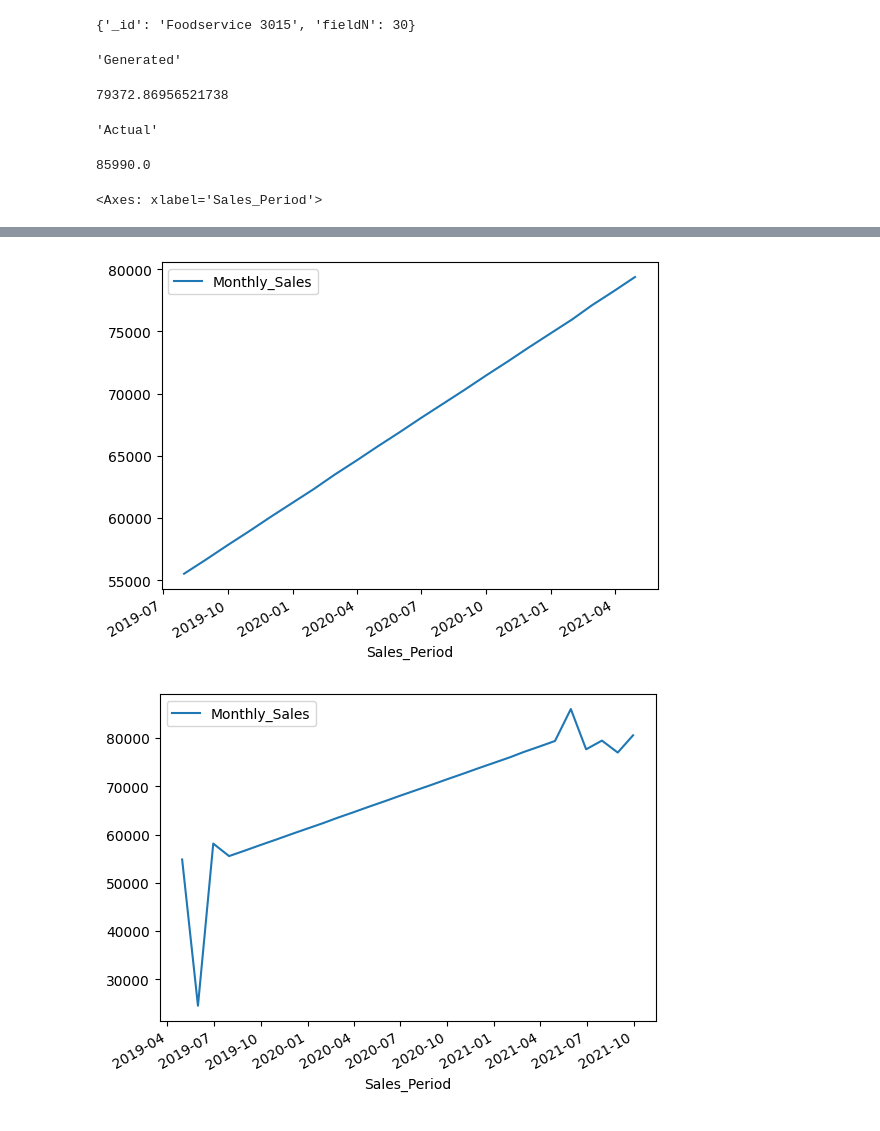
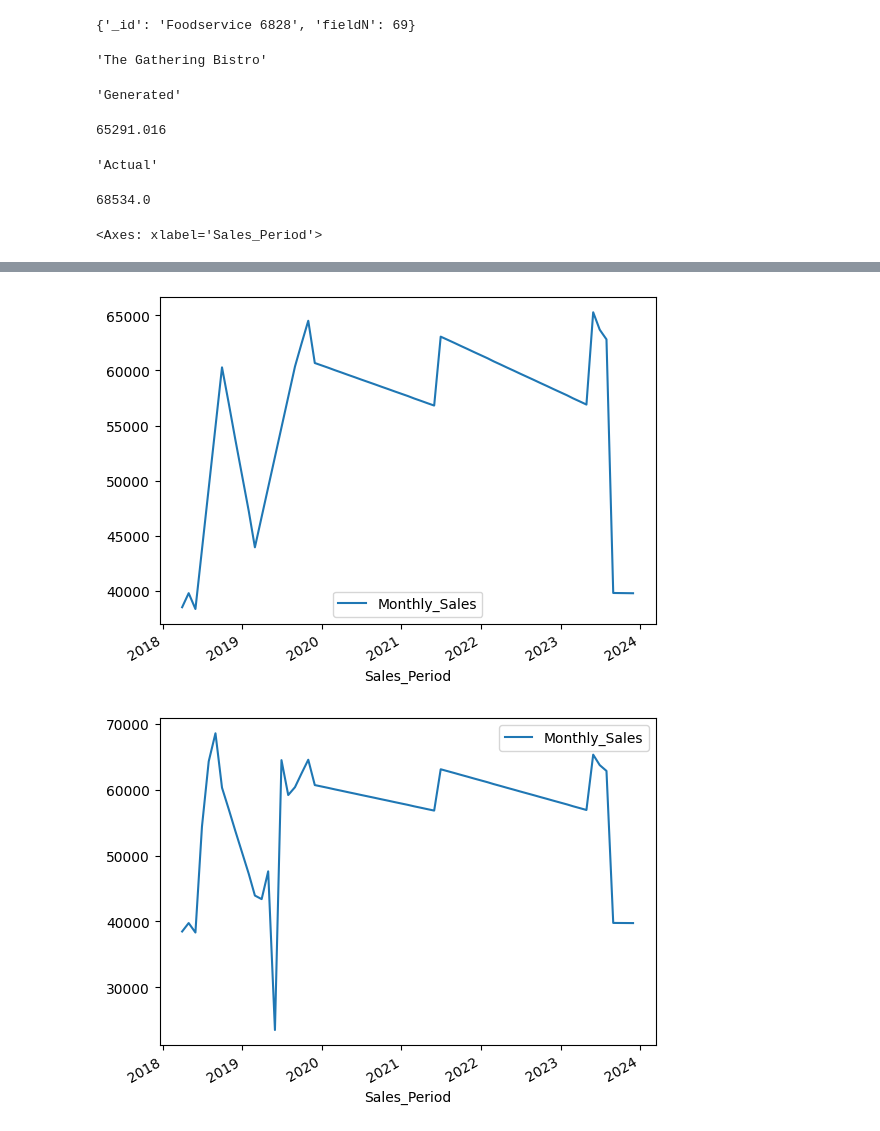
Before and after one commit to MahmoudAlawdh/newSalesGeneration, a Jupyter notebook: main.ipynb, the cells around one changed output, grey strips where cells are left out. Drawn from its saved outputs; the diff is of its cells as text; code cells hidden in the pictures.

```diff
--- a/main.ipynb
+++ b/main.ipynb
@@ -115,24 +101,34 @@ display(df[df['max_generated'] > df['max_actual']])
 reference_ids = list(new_sales_refenrece_ids_with_sales_count())
 id = random.choice(reference_ids)
 # id = {'_id': 'Retail 170023', 'fieldN': 36}
-display(id)
-sales = new_sales_collection.find({"Reference_Full_ID":id['_id']})
+sales = new_sales_collection.find({"Reference_Full_ID": id["_id"]})
 sales = list(sales)
+display(id, sales[0]["Brand"])
 sales = pd.DataFrame(sales)
-generated_filter = (sales['Study'] == 'Generated') & (sales['Researcher'] == 'Mahmoud') &(sales['Source'] == 'Generated') & (sales['Monthly_Sales'].notna())
-actual_filter =(sales['Study'] != 'generated')  & (sales['Source'] != 'Generated') & (sales['Monthly_Sales'].notna())
-display('Generated',sales[generated_filter]['Monthly_Sales'].max())
-display('Actual',sales[actual_filter]['Monthly_Sales'].max())
-sales[sales['Source'] != 'Generated'].plot(x='Sales_Period',y='Monthly_Sales')
-sales[sales['Source'] == 'Generated'].plot(x='Sales_Period',y='Monthly_Sales')
-sales.plot(x='Sales_Period',y='Monthly_Sales')
+generated_filter = (
+    (sales["Study"] == "Generated")
+    & (sales["Researcher"] == "Mahmoud")
+    & (sales["Source"] == "Generated")
+    & (sales["Monthly_Sales"].notna())
+)
+actual_filter = (
+    (sales["Study"] != "generated")
+    & (sales["Source"] != "Generated")
+    & (sales["Monthly_Sales"].notna())
+)
+display("Generated", sales[generated_filter]["Monthly_Sales"].max())
+display("Actual", sales[actual_filter]["Monthly_Sales"].max())
+sales[sales["Source"] != "Generated"].plot(x="Sales_Period", y="Monthly_Sales")
+sales[sales["Source"] == "Generated"].plot(x="Sales_Period", y="Monthly_Sales")
+sales.plot(x="Sales_Period", y="Monthly_Sales")
 # sales['Monthly_Sales'] = sales['Monthly_Sales'].interpolate(limit_area='inside')
 # display(sales['Monthly_Sales'])
 # sales.plot(x='Sales_Period',y='Monthly_Sales')
 # %% [output]
-{'_id': 'Foodservice 3015', 'fieldN': 30}
+{'_id': 'Foodservice 6828', 'fieldN': 69}
-'Generated'
+'The Gathering Bistro'
-79372.86956521738
+'Generated'
-'Actual'
+65291.016
-85990.0
+'Actual'
-<Axes: xlabel='Sales_Period'>
+68534.0
+<Axes: xlabel='Sales_Period'>
@@ -140,3 +136,3 @@ sales.plot(x='Sales_Period',y='Monthly_Sales')
-[figure, old version]
+[figure, new version]
-[figure, old version]
+[figure, new version]
 # %%
```
Also changed, not shown: parts of 9 cells of this notebook, 9 other files.
